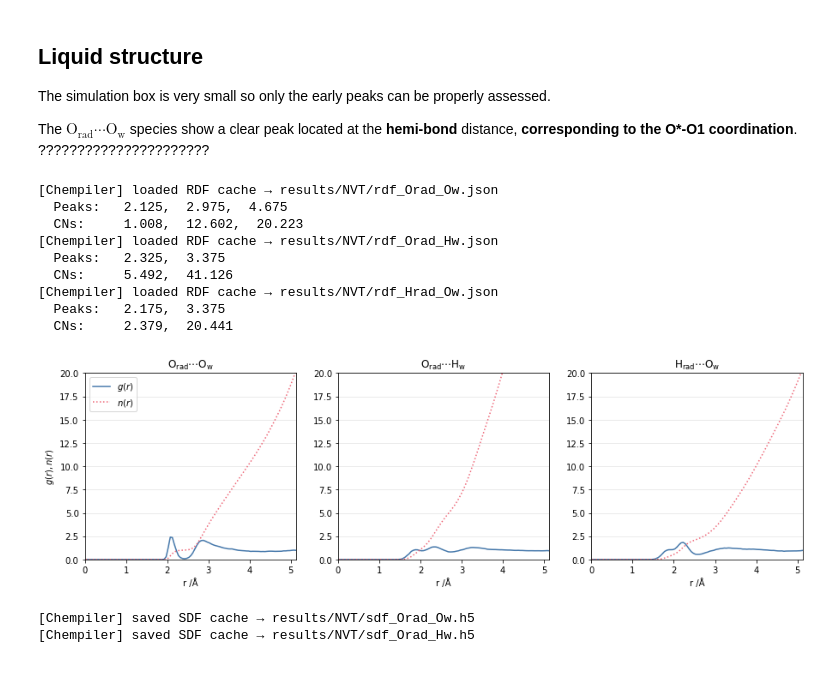
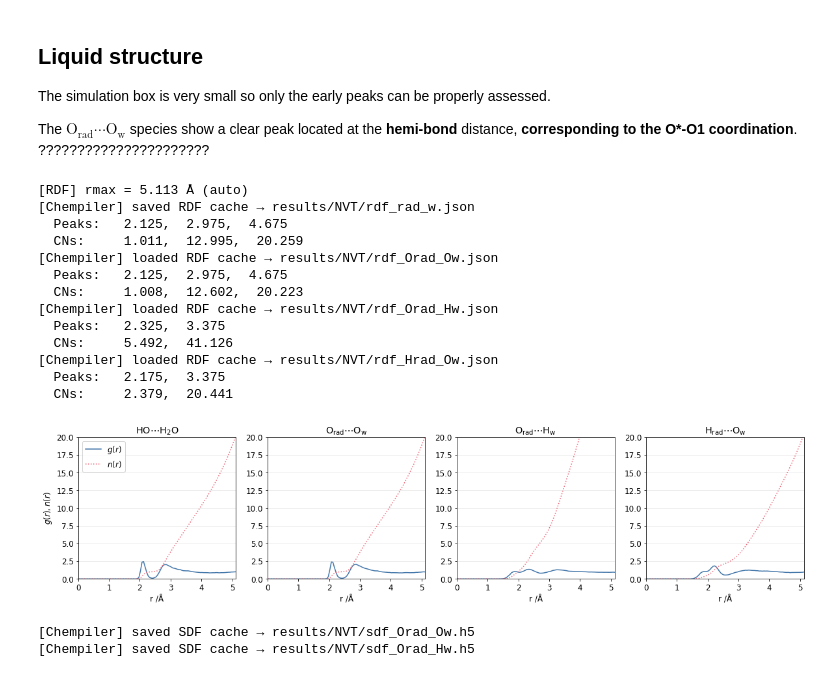
Before and after one commit to viktorsvahn/water, a Jupyter notebook: hydroxyl/OH_radical.ipynb, the cells around one changed output. Drawn from its saved outputs; the diff is of its cells as text; code cells hidden in the pictures.

```diff
--- a/hydroxyl/OH_radical.ipynb
+++ b/hydroxyl/OH_radical.ipynb
@@ -187,12 +188,13 @@ The $\text{O}_\text{rad} \cdots \text{O}_\text{w}$ species show a clear peak loc
 from chempiler import rdf_shells
 
 npt_plts = {
+    '$\\text{HO} \\cdots \\text{H}_2\\text{O}$': ("HO", "H2O", 'results/NPT/rdf_rad_w.json'),
     '$\\text{O}_\\text{rad} \\cdots \\text{O}_\\text{w}$': ({"HO": "O"}, {"H2O": "O"}, 'results/NPT/rdf_Orad_Ow.json'),
     '$\\text{O}_\\text{rad} \\cdots \\text{H}_\\text{w}$': ({"HO": "O"}, {"H2O": "H"}, 'results/NPT/rdf_Orad_Hw.json'),
     '$\\text{H}_\\text{rad} \\cdots \\text{O}_\\text{w}$': ({"HO": "H"}, {"H2O": "O"}, 'results/NPT/rdf_Hrad_Ow.json'),
 }
-
-fig, axs = plt.subplots(1,3, figsize=(3*5, 4))
+len(npt_plts)
+fig, axs = plt.subplots(1,len(npt_plts), figsize=(len(npt_plts)*5, 4))
 for ax, (label, pair) in zip(axs, npt_plts.items()):
     CTR, TGT, CACHE = pair
 
@@ -465,12 +473,13 @@ The $\text{O}_\text{rad} \cdots \text{O}_\text{w}$ species show a clear peak loc
 from chempiler import rdf_shells
 
 nvt_plts = {
+    '$\\text{HO} \\cdots \\text{H}_2\\text{O}$': ("HO", "H2O", 'results/NVT/rdf_rad_w.json'),
     '$\\text{O}_\\text{rad} \\cdots \\text{O}_\\text{w}$': ({"HO": "O"}, {"H2O": "O"}, 'results/NVT/rdf_Orad_Ow.json'),
     '$\\text{O}_\\text{rad} \\cdots \\text{H}_\\text{w}$': ({"HO": "O"}, {"H2O": "H"}, 'results/NVT/rdf_Orad_Hw.json'),
     '$\\text{H}_\\text{rad} \\cdots \\text{O}_\\text{w}$': ({"HO": "H"}, {"H2O": "O"}, 'results/NVT/rdf_Hrad_Ow.json'),
 }
 
-fig, axs = plt.subplots(1,3, figsize=(3*5, 4))
+fig, axs = plt.subplots(1,len(nvt_plts), figsize=(len(nvt_plts)*5, 4))
 for ax, (label, pair) in zip(axs, nvt_plts.items()):
     CTR, TGT, CACHE = pair
 
@@ -480,34 +489,38 @@ for ax, (label, pair) in zip(axs, nvt_plts.items()):
         dr=0.05,
         integrate=True,
         cache_file=CACHE,
     )
     shells = rdf_shells(r, g, n, smooth_sigma=0.2)
 
     peaks = [str(p) for p in shells.peaks.round(decimals=3)]; print('  Peaks:  ', ',  '.join(peaks))
     cns = [str(c) for c in shells.cns.round(decimals=3)]; print('  CNs:    ', ',  '.join(cns))
 
     ax.plot(r,g, label='$g(r)$')
     ax.plot(r,n, ':', label='$n(r)$')
 
     ax.set_title(label)
     ax.set_xlabel('r /Å')
     ax.set_xlim(0,r.max())
     ax.set_ylim(0,20)
     ax.grid(axis='y')
 
 axs[0].set_ylabel('$g(r), n(r)$')
 axs[0].legend();
 # %% [output]
+[RDF] rmax = 5.113 Å (auto)
+[Chempiler] saved RDF cache → results/NVT/rdf_rad_w.json
+  Peaks:   2.125,  2.975,  4.675
+  CNs:     1.011,  12.995,  20.259
 [Chempiler] loaded RDF cache → results/NVT/rdf_Orad_Ow.json
   Peaks:   2.125,  2.975,  4.675
   CNs:     1.008,  12.602,  20.223
 [Chempiler] loaded RDF cache → results/NVT/rdf_Orad_Hw.json
   Peaks:   2.325,  3.375
   CNs:     5.492,  41.126
 [Chempiler] loaded RDF cache → results/NVT/rdf_Hrad_Ow.json
   Peaks:   2.175,  3.375
   CNs:     2.379,  20.441
-[figure, old version]
+[figure, new version]
 # %%
 from chempiler import spatial_density_maps
 
```
Also changed, not shown: parts of 6 cells of this notebook.
